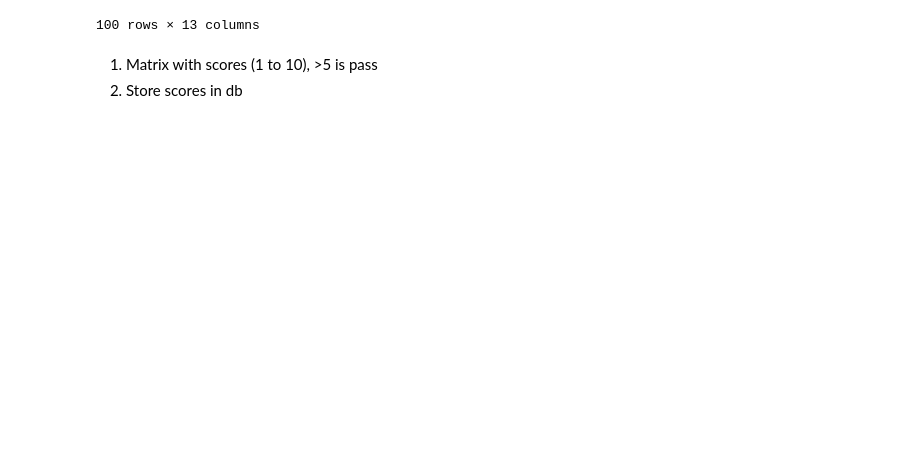
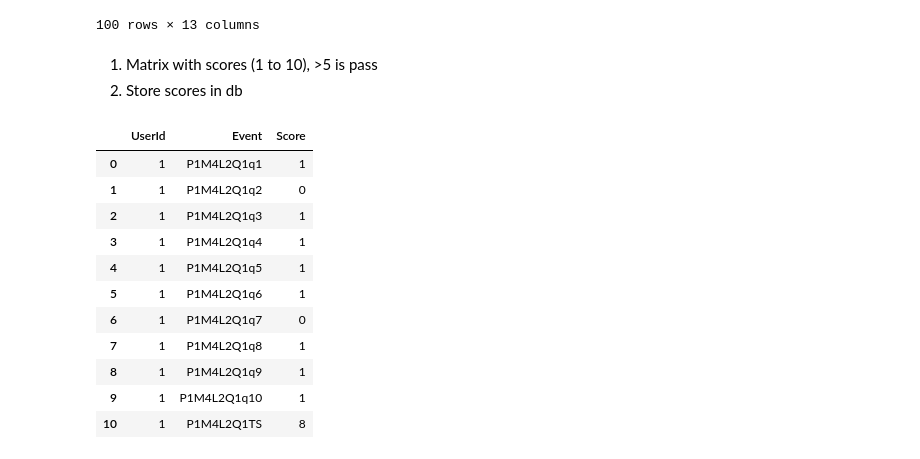
Before and after one commit to dalonlobo/gl-capstone, a Jupyter notebook: LogsParser/Log Parser.ipynb, the cells around one changed output. Saved outputs shown, nothing was run; the diff lists cells and outputs as text; code cells hidden in the pictures; blank space fills up the shorter version.

```diff
--- a/LogsParser/Log Parser.ipynb
+++ b/LogsParser/Log Parser.ipynb
@@ -136,3 +138,21 @@ quizMatrix.head(100)
 # %% [markdown]
 1. Matrix with scores (1 to 10), >5 is pass
 2. Store scores in db
+# %%
+df_scores = pd.read_csv("quiz_scores_1000.csv", sep=',', header=None, \
+                    names=["UserId", "Event", "Score"])
+# %%
+df_scores.head(11)
+# %% [output]
+|  | UserId | Event | Score |
+| 0 | 1 | P1M4L2Q1q1 | 1 |
+| 1 | 1 | P1M4L2Q1q2 | 0 |
+| 2 | 1 | P1M4L2Q1q3 | 1 |
+| 3 | 1 | P1M4L2Q1q4 | 1 |
+| 4 | 1 | P1M4L2Q1q5 | 1 |
+| 5 | 1 | P1M4L2Q1q6 | 1 |
+| 6 | 1 | P1M4L2Q1q7 | 0 |
+| 7 | 1 | P1M4L2Q1q8 | 1 |
+| 8 | 1 | P1M4L2Q1q9 | 1 |
+| 9 | 1 | P1M4L2Q1q10 | 1 |
+| 10 | 1 | P1M4L2Q1TS | 8 |
```
Also changed, not shown: parts of 5 cells of this notebook.
